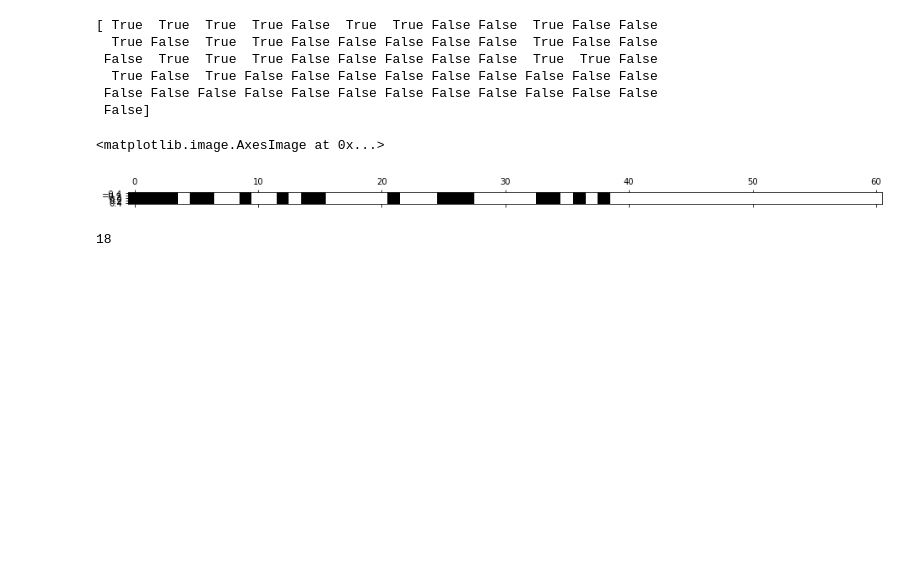
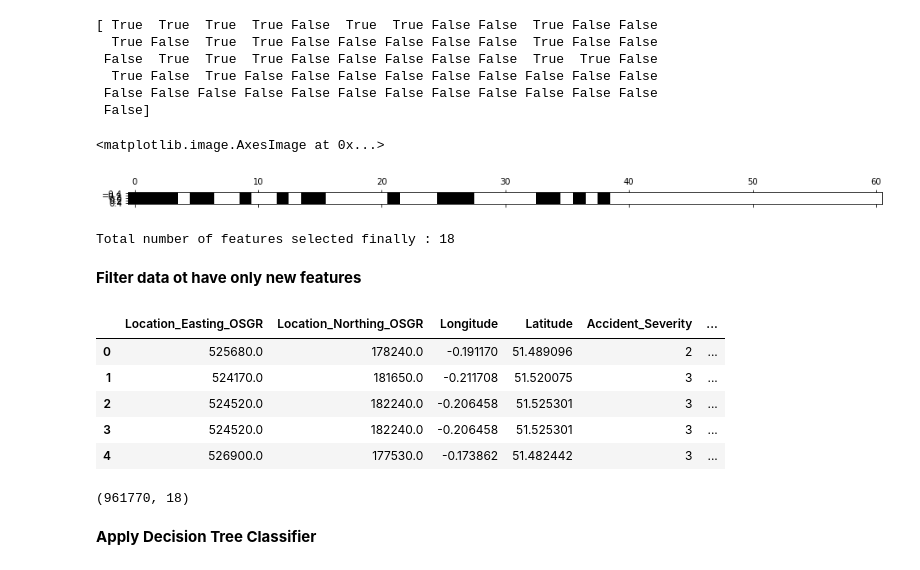
Before and after one commit to grvmishra788/Analyzing-Road-Accidents-Using-Data-Mining-and-Machine-Learning-Techniques, a Jupyter notebook: Script_Accident_Analysis.ipynb, the cells around one changed output. Cells and saved outputs as stored; diff of their text form; code cells hidden in the pictures; blank space fills up the shorter version.

```diff
--- a/Script_Accident_Analysis.ipynb
+++ b/Script_Accident_Analysis.ipynb
@@ -258,6 +258,33 @@ plt.matshow(masked_features_final.reshape(1,-1), cmap = 'gray_r')
 <matplotlib.image.AxesImage at 0x...>
 [figure]
 # %%
-print((masked_features_final==True).sum())
+print("Total number of features selected finally : " + str((masked_features_final==True).sum()) )
 # %% [output]
-18
+Total number of features selected finally : 18
+# %% [markdown]
+__Filter data ot have only new features__
+# %%
+# The list of your K best features
+new_features = []
+
+for bool, feature in zip(masked_features_final, X.columns.tolist()):
+    if bool:
+        new_features.append(feature)
+
+X_new= pd.DataFrame(X, columns=new_features)
+X_new.columns = X_new.columns.values.tolist()
+X_new = X[X_new.columns.values.tolist()]
+X_new.head()
+# %% [output]
+|  | Location_Easting_OSGR | Location_Northing_OSGR | Longitude | Latitude | Accident_Severity | ... |
+| 0 | 525680.0 | 178240.0 | -0.191170 | 51.489096 | 2 | ... |
+| 1 | 524170.0 | 181650.0 | -0.211708 | 51.520075 | 3 | ... |
+| 2 | 524520.0 | 182240.0 | -0.206458 | 51.525301 | 3 | ... |
+| 3 | 524520.0 | 182240.0 | -0.206458 | 51.525301 | 3 | ... |
+| 4 | 526900.0 | 177530.0 | -0.173862 | 51.482442 | 3 | ... |
+# %%
+print(X_new.shape)
+# %% [output]
+(961770, 18)
+# %% [markdown]
+__Apply Decision Tree Classifier__
```
Also changed, not shown: parts of 10 cells of this notebook.
